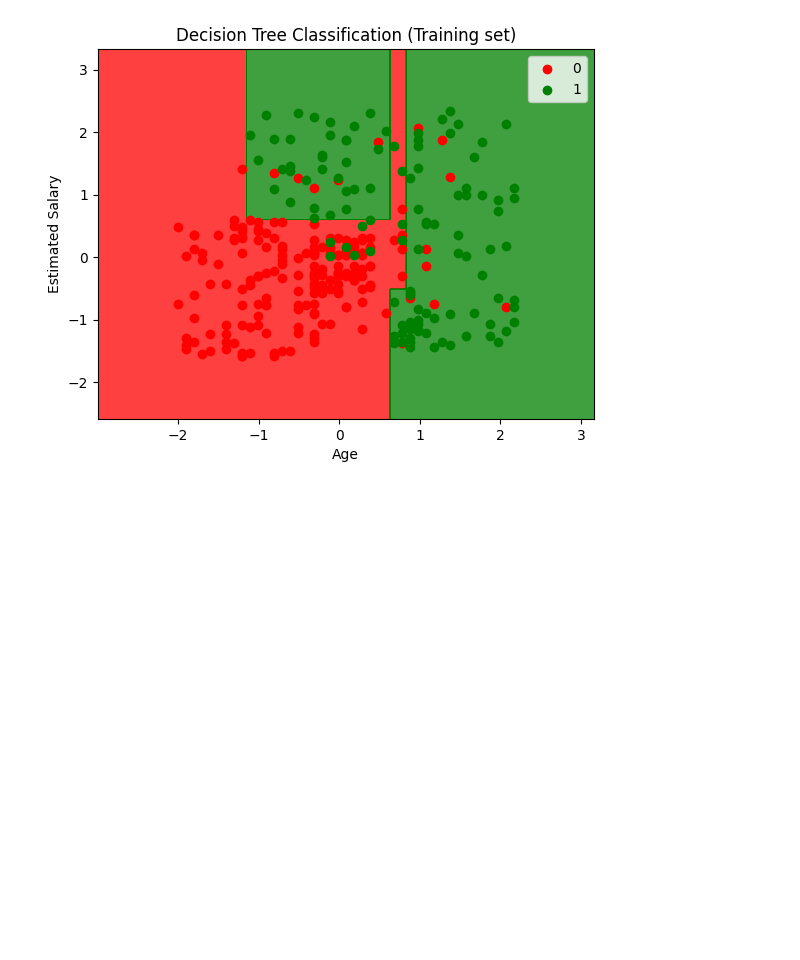
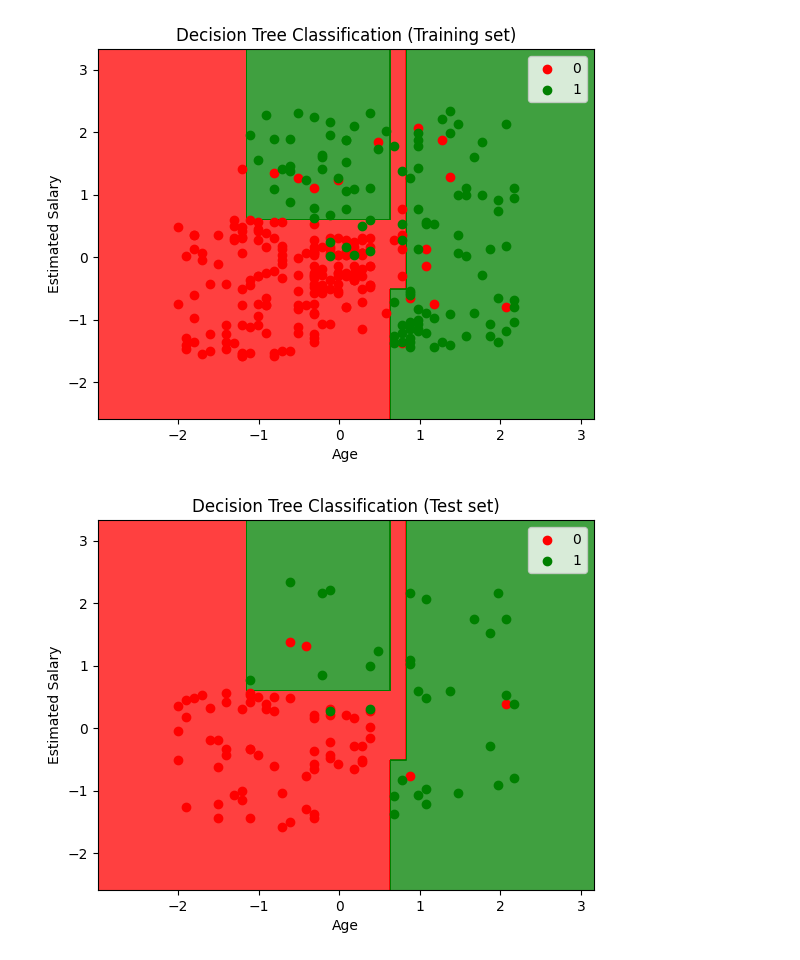
Before and after one commit to eriostre/Machine_Learning, a Jupyter notebook: Decision_Tree.ipynb, the cells around one changed output. Saved outputs shown, nothing was run; the diff lists cells and outputs as text; code cells hidden in the pictures; blank space fills up the shorter version.

```diff
--- a/Decision_Tree.ipynb
+++ b/Decision_Tree.ipynb
@@ -184,3 +283,35 @@ plt.legend()
 plt.show()
 # %% [output]
 [figure]
+# %%
+# Visualising the Test set results
+X_set, y_set = X_test, y_test
+X1, X2 = np.meshgrid(
+    np.arange(start = X_set[:, 0].min() - 1, stop = X_set[:, 0].max() + 1, step = 0.01),
+    np.arange(start = X_set[:, 1].min() - 1, stop = X_set[:, 1].max() + 1, step = 0.01)
+)
+
+plt.contourf(
+    X1, X2,
+    classifier.predict(np.array([X1.ravel(), X2.ravel()]).T).reshape(X1.shape),
+    alpha=0.75,
+    cmap=ListedColormap(('red', 'green'))
+)
+
+plt.xlim(X1.min(), X1.max())
+plt.ylim(X2.min(), X2.max())
+
+colors = ('red', 'green')
+for i, j in enumerate(np.unique(y_set)):
+    plt.scatter(
+        X_set[y_set == j, 0], X_set[y_set == j, 1],
+        c=colors[i], label=j
+    )
+
+plt.title('Decision Tree Classification (Test set)')
+plt.xlabel('Age')
+plt.ylabel('Estimated Salary')  # second feature label
+plt.legend()
+plt.show()
+# %% [output]
+[figure, added]
```
Also changed, not shown: parts of 22 cells of this notebook.
